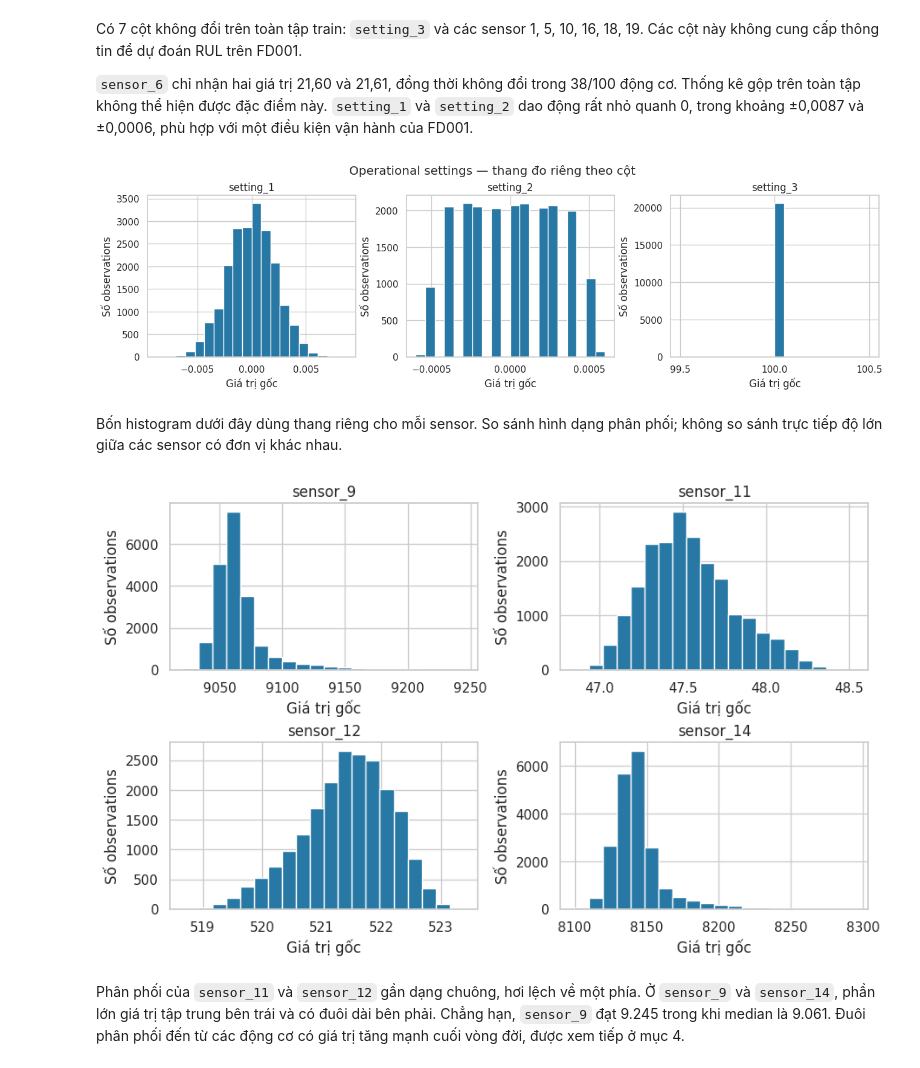
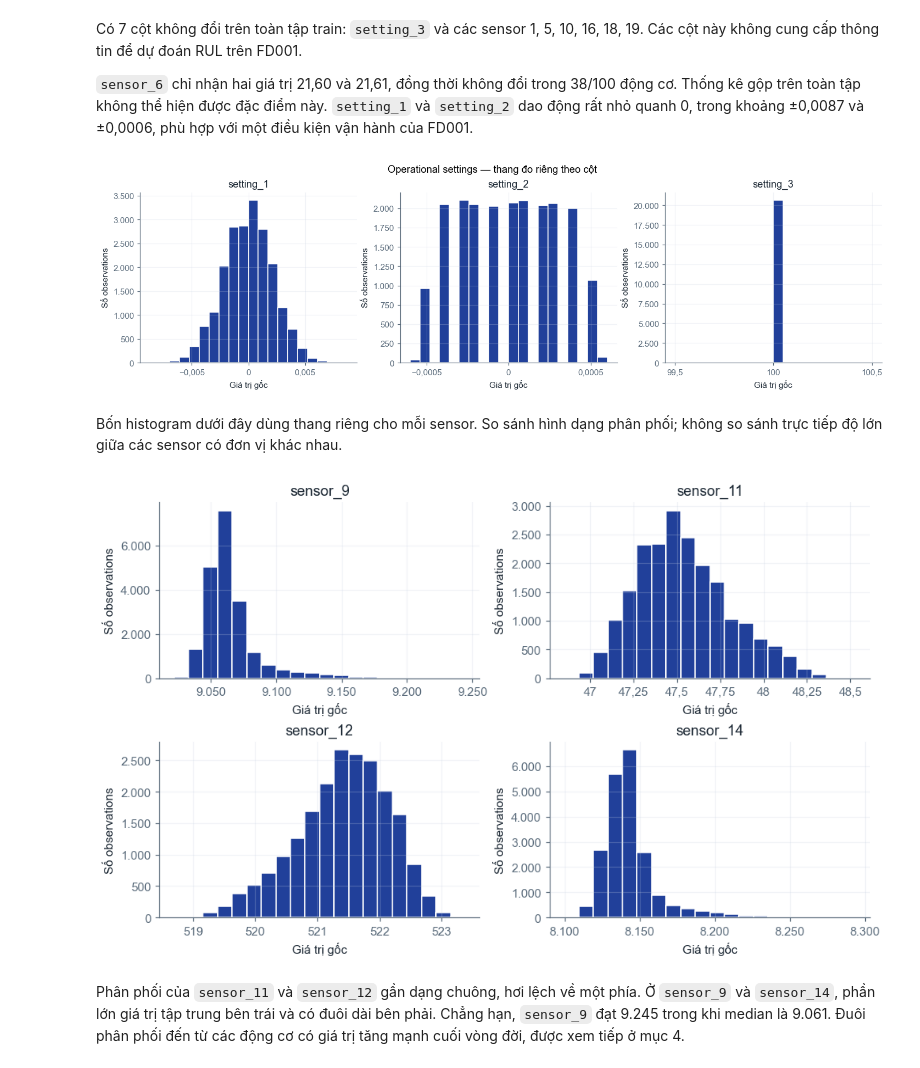
Before and after one commit to ti014/tinasa-cmapss-rul-prediction, a Jupyter notebook: notebooks/01_fd001_eda.ipynb, the cells around one changed output. Cells and saved outputs as stored; diff of their text form; code cells hidden in the pictures.

```diff
--- a/notebooks/01_fd001_eda.ipynb
+++ b/notebooks/01_fd001_eda.ipynb
@@ -26,6 +28,5 @@ RAW_PATH = ROOT / "data/raw/train_FD001.txt"
 # %%
 import tempfile
-import seaborn as sns
 
 output_root = ROOT / "outputs/notebook01"
 output_root.mkdir(parents=True, exist_ok=True)
@@ -33,8 +34,6 @@ OUTPUT = Path(tempfile.mkdtemp(prefix="run-", dir=output_root))
 TABLES, FIGURES = OUTPUT / "tables", OUTPUT / "figures"
 TABLES.mkdir()
 FIGURES.mkdir()
-sns.set_theme(style="whitegrid", context="notebook", palette="colorblind")
-plt.rcParams.update({"font.family": "DejaVu Sans", "figure.dpi": 100})
 # %% [markdown]
 ## 1. Đọc một động cơ trước khi gộp cả tập
 
@@ -67,6 +66,7 @@ def save_table(table, filename):
 
 
 def show_figure(fig, filename, show=True):
+    style_figure(fig)
     fig.savefig(FIGURES / filename, dpi=150, bbox_inches="tight", facecolor="white")
     if show:
         display(fig)
@@ -228,26 +229,26 @@ phù hợp với một điều kiện vận hành của FD001.
 # %%
 fig, axes = plt.subplots(1, 3, figsize=(13, 3.8), layout="constrained")
 for ax, setting in zip(axes, SETTINGS):
-    ax.hist(train[setting], bins=20, color="#2878a5", edgecolor="white")
+    ax.hist(train[setting], bins=20, color=COLORS["blue"], edgecolor="white")
     ax.set(title=setting, xlabel="Giá trị gốc", ylabel="Số observations")
     ax.ticklabel_format(style="plain", useOffset=False, axis="x")
     ax.locator_params(axis="x", nbins=3)
 fig.suptitle("Operational settings — thang đo riêng theo cột")
 show_figure(fig, "settings_distributions.png")
 # %% [output]
-[figure, old version]
+[figure, new version]
 # %% [markdown]
 Bốn histogram dưới đây dùng thang riêng cho mỗi sensor. So sánh hình dạng phân phối;
 không so sánh trực tiếp độ lớn giữa các sensor có đơn vị khác nhau.
 # %%
 fig, axes = plt.subplots(2, 2, figsize=(9, 5.5), layout="constrained")
 for ax, sensor in zip(axes.flat, ["sensor_9", "sensor_11", "sensor_12", "sensor_14"]):
-    ax.hist(train[sensor], bins=20, color="#2878a5", edgecolor="white")
+    ax.hist(train[sensor], bins=20, color=COLORS["blue"], edgecolor="white")
     ax.set(title=sensor, xlabel="Giá trị gốc", ylabel="Số observations")
     ax.ticklabel_format(style="plain", useOffset=False, axis="x")
 show_figure(fig, "selected_sensor_distributions.png")
 # %% [output]
-[figure, old version]
+[figure, new version]
 # %% [markdown]
 Phân phối của `sensor_11` và `sensor_12` gần dạng chuông, hơi lệch về một phía.
 Ở `sensor_9` và `sensor_14`, phần lớn giá trị tập trung bên trái và có đuôi dài bên phải.
```
Also changed, not shown: parts of 10 cells of this notebook, 17 other files.
